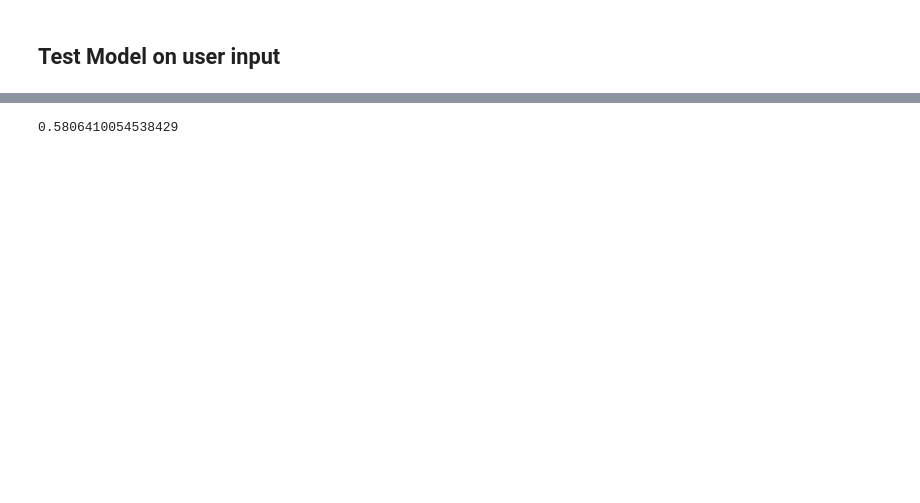
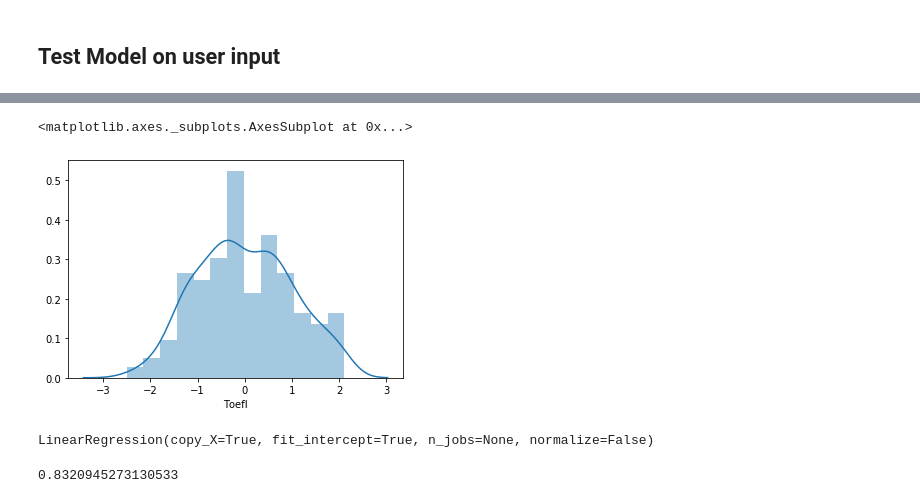
Before and after one commit to srikanthpragada/DS_16_AUG_2019, a Jupyter notebook: admission/admission.ipynb, the cells around one changed output, grey strips where cells are left out. Drawn from its saved outputs; the diff is of its cells as text; code cells hidden in the pictures; blank space fills up the shorter version.

```diff
--- a/admission/admission.ipynb
+++ b/admission/admission.ipynb
@@ -300,0 +334,5 @@ DecisionTreeRegressor(criterion='mse', max_depth=None, max_features=None,
+# %%
+sns.distplot(X['Toefl'])
+# %% [output]
+<matplotlib.axes._subplots.AxesSubplot at 0x...>
+[figure, added]
@@ -301,5 +342,12 @@ DecisionTreeRegressor(criterion='mse', max_depth=None, max_features=None,
+# %%
+## Fit model or Training Model
+model = LinearRegression()
+model.fit(X_train,y_train)
+# %% [output]
+LinearRegression(copy_X=True, fit_intercept=True, n_jobs=None, normalize=False)
+# %%
+model.score(X_train,y_train)
+# %% [output]
+0.8320945273130533
 # %%
 y_pred = model.predict(X_test)
-model.score(X_test,y_test)   # R Squared
-# %% [output]
-0.5806410054538429
```
Also changed, not shown: parts of 29 cells of this notebook, 2 other files.
